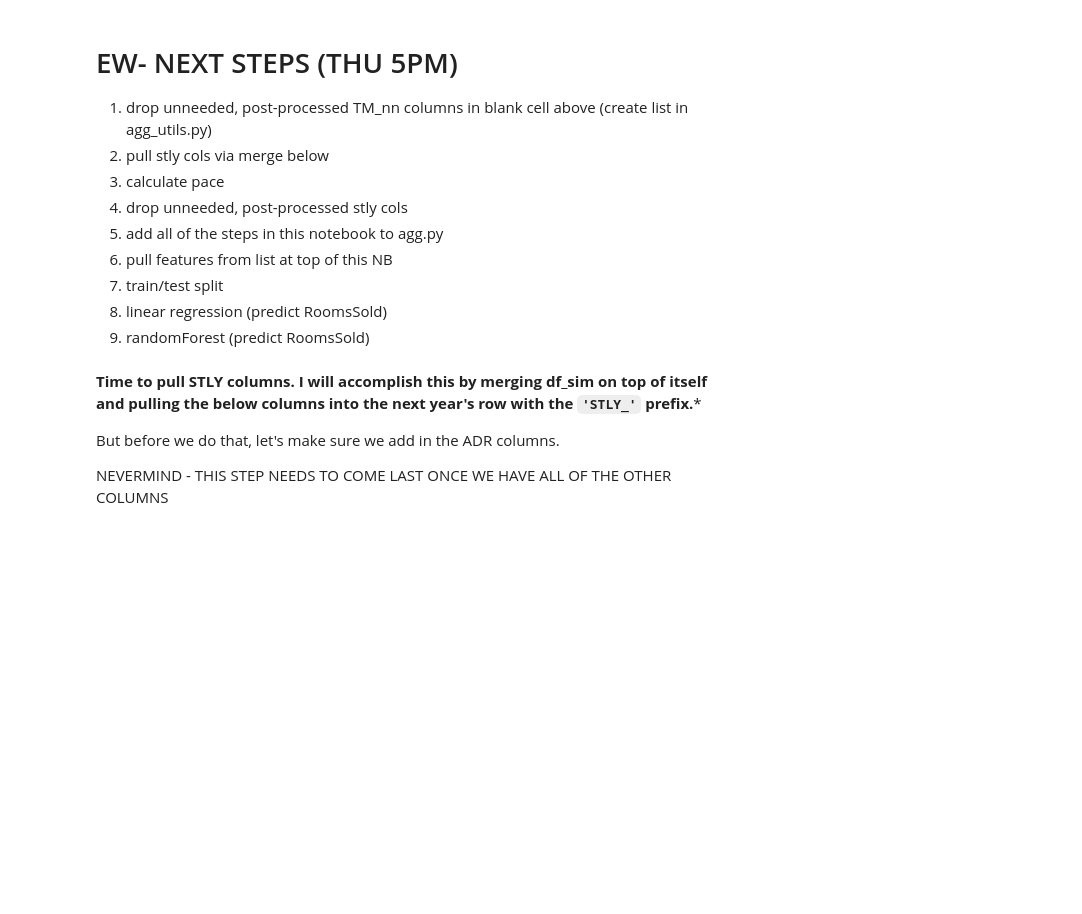
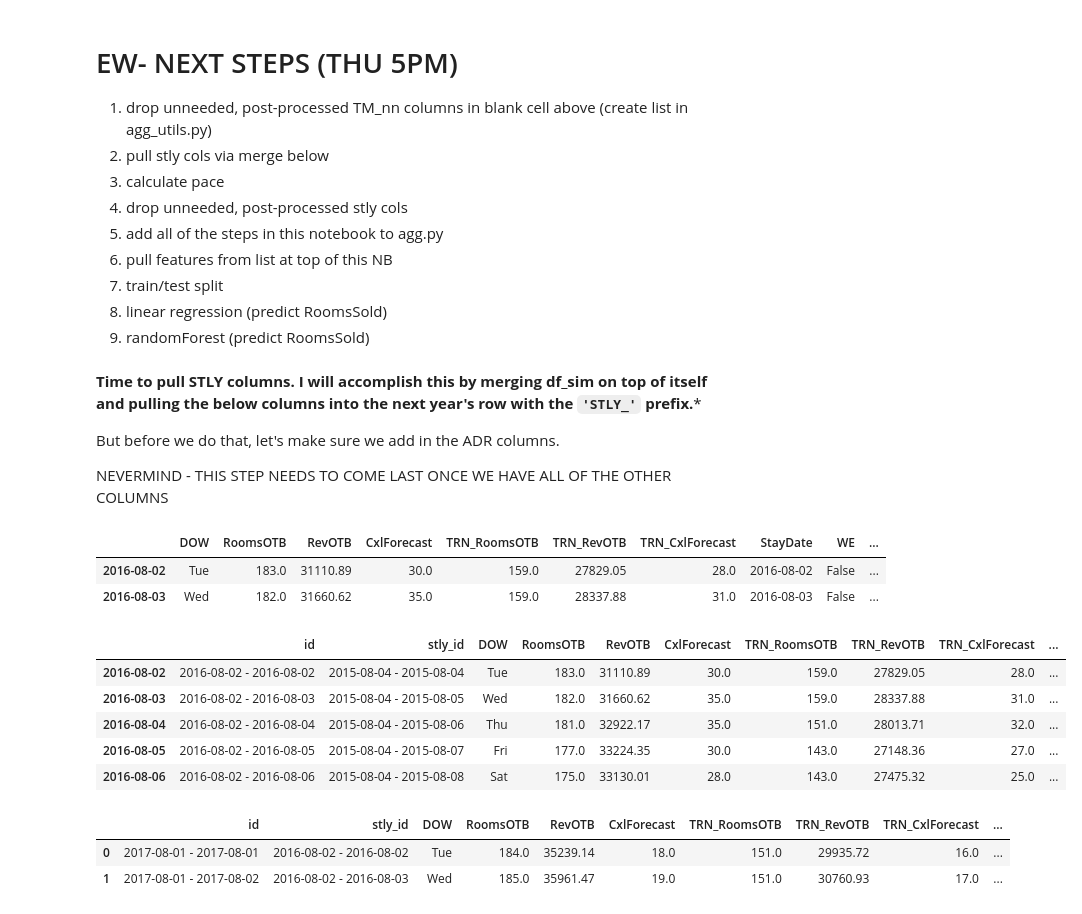
Before and after one commit to edubu2/hotel-revman-system, a Jupyter notebook: code/feature_eng_demand.ipynb, the cells around one changed output. Drawn from its saved outputs; the diff is of its cells as text; code cells hidden in the pictures; blank space fills up the shorter version.

```diff
--- a/code/feature_eng_demand.ipynb
+++ b/code/feature_eng_demand.ipynb
@@ -191,19 +184,15 @@ df_sim["NONTRN_CxlForecast"] = df_sim.CxlForecast - df_sim.TRN_CxlForecast
 # Add last-year actual columns ("LYA_")
 
 def apply_ly_cols(row):
-    stly_date = row["STLY_Date"]
+    stly_date = row["STLY_StayDate"]
     stly_date_str = datetime.datetime.strftime(stly_date, format=DATE_FMT)
 
     df_lya = list(h1_dbd.loc[stly_date_str, ly_cols_agg])
     return tuple(df_lya)
 
 ly_new_cols = ["LYA_" + col for col in ly_cols_agg]
-df_sim[ly_new_cols] = df_sim[["STLY_Date"]].apply(apply_ly_cols, axis=1, result_type="expand")
+df_sim[ly_new_cols] = df_sim[["STLY_StayDate"]].apply(apply_ly_cols, axis=1, result_type="expand")
 
 df_sim.fillna(0, inplace=True)
 
 df_sim.head()
-
-# df_sim["TRN_ADR_OTB"] = round(df_sim["TRN_RevOTB"] / df_sim["TRN_RoomsOTB"], 2)
-# df_sim["LYA_ADR"] = round(df_sim.RevOTB / df_sim.RoomsOTB, 2)
-# df_sim["LYA_TRN_ADR"] = round(df_sim["LYA_TRN_RoomRev"] / df_sim["LYA_TRN_RoomsSold"], 2)
@@ -313,26 +341,28 @@ df_sim.columns
 But before we do that, let's make sure we add in the ADR columns.
 
 NEVERMIND - THIS STEP NEEDS TO COME LAST ONCE WE HAVE ALL OF THE OTHER COLUMNS
+# %%
+df_sim.head(2)
+# %% [output]
+|  | DOW | RoomsOTB | RevOTB | CxlForecast | TRN_RoomsOTB | TRN_RevOTB | TRN_CxlForecast | StayDate | WE | ... |
+| 2016-08-02 | Tue | 183.0 | 31110.89 | 30.0 | 159.0 | 27829.05 | 28.0 | 2016-08-02 | False | ... |
+| 2016-08-03 | Wed | 182.0 | 31660.62 | 35.0 | 159.0 | 28337.88 | 31.0 | 2016-08-03 | False | ... |
 # %%
 # pull STLY columns with self-merge to STLY date
 
-stly_cols = [
-    'RoomsOTB', 'ADR_OTB', 'RevOTB', 'CxlForecast', 'TRN_RoomsOTB',
-    'TRN_RevOTB', 'TRN_CxlForecast', 'TRNP_RoomsOTB', 'TRNP_RevOTB',
-    'TRNP_CxlForecast', 'GRP_RoomsOTB', 'GRP_RevOTB', 'GRP_CxlForecast',
-    'CNT_RoomsOTB', 'CNT_RevOTB', 'CNT_CxlForecast',
-    'TM30_RoomsOTB', 'TM30_RevOTB', 'TM30_TRN_RoomsOTB', 'TM30_TRN_RevOTB',
-    'TM30_TRNP_RoomsOTB', 'TM30_TRNP_RevOTB', 'TM30_GRP_RoomsOTB',
-    'TM30_GRP_RevOTB', 'TM30_CNT_RoomsOTB', 'TM30_CNT_RevOTB',
-    'TM15_RoomsOTB', 'TM15_RevOTB', 'TM15_TRN_RoomsOTB', 'TM15_TRN_RevOTB',
-    'TM15_TRNP_RoomsOTB', 'TM15_TRNP_RevOTB', 'TM15_GRP_RoomsOTB',
-    'TM15_GRP_RevOTB', 'TM15_CNT_RoomsOTB', 'TM15_CNT_RevOTB',
-    'TM05_RoomsOTB', 'TM05_RevOTB', 'TM05_TRN_RoomsOTB', 'TM05_TRN_RevOTB',
-    'TM05_TRNP_RoomsOTB', 'TM05_TRNP_RevOTB', 'TM05_GRP_RoomsOTB',
-    'TM05_GRP_RevOTB', 'TM05_CNT_RoomsOTB', 'TM05_CNT_RevOTB',
-]
+# first, we need to create unique ID col (id) for each as-of-date/stay-date combo
+# then, we manipulate strings to add a stly_id column that we can use as right key for our merge
 
-df_sim["STLY_NONTRN_RoomsOTB"] = (
-    df_sim.STLY_TRNP_RoomsOTB + df_sim.STLY_GRP_RoomsOTB + df_sim.STLY_CNT_RoomsOTB
-)
-df_sim["STLY_NONTRN_RevOTB"] = df_sim.STLY_TRNP_RevOTB + df_sim.STLY_GRP_RevOTB + df_sim.STLY_CNT_RevOTB
+df_sim_ids = df_sim.AsOfDate.astype(str) + ' - ' + df_sim.StayDate.astype(str)
+df_sim.insert(0, "id", df_sim_ids)
+
+df_sim_stly_ids = df_sim.STLY_AsOfDate.astype(str) + ' - ' + df_sim.STLY_StayDate.astype(str)
+df_sim.insert(1, "stly_id", df_sim_stly_ids)
+df_sim.head()
+# %% [output]
+|  | id | stly_id | DOW | RoomsOTB | RevOTB | CxlForecast | TRN_RoomsOTB | TRN_RevOTB | TRN_CxlForecast | ... |
+| 2016-08-02 | 2016-08-02 - 2016-08-02 | 2015-08-04 - 2015-08-04 | Tue | 183.0 | 31110.89 | 30.0 | 159.0 | 27829.05 | 28.0 | ... |
+| 2016-08-03 | 2016-08-02 - 2016-08-03 | 2015-08-04 - 2015-08-05 | Wed | 182.0 | 31660.62 | 35.0 | 159.0 | 28337.88 | 31.0 | ... |
+| 2016-08-04 | 2016-08-02 - 2016-08-04 | 2015-08-04 - 2015-08-06 | Thu | 181.0 | 32922.17 | 35.0 | 151.0 | 28013.71 | 32.0 | ... |
+| 2016-08-05 | 2016-08-02 - 2016-08-05 | 2015-08-04 - 2015-08-07 | Fri | 177.0 | 33224.35 | 30.0 | 143.0 | 27148.36 | 27.0 | ... |
+| 2016-08-06 | 2016-08-02 - 2016-08-06 | 2015-08-04 - 2015-08-08 | Sat | 175.0 | 33130.01 | 28.0 | 143.0 | 27475.32 | 25.0 | ... |
@@ -342,0 +369,9 @@ h2_res[h2_res['CustomerType'] == 'Contract'].shape
+# %%
+# self-join df_sim to pull stly stats using the above keys
+
+df_sim = df_sim.merge(df_sim[stly_cols_agg], left_on='stly_id', right_on='id', suffixes=(None, "_STLY"))
+df_sim.head(2)
+# %% [output]
+|  | id | stly_id | DOW | RoomsOTB | RevOTB | CxlForecast | TRN_RoomsOTB | TRN_RevOTB | TRN_CxlForecast | ... |
+| 0 | 2017-08-01 - 2017-08-01 | 2016-08-02 - 2016-08-02 | Tue | 184.0 | 35239.14 | 18.0 | 151.0 | 29935.72 | 16.0 | ... |
+| 1 | 2017-08-01 - 2017-08-02 | 2016-08-02 - 2016-08-03 | Wed | 185.0 | 35961.47 | 19.0 | 151.0 | 30760.93 | 17.0 | ... |
```
Also changed, not shown: parts of 15 cells of this notebook.
